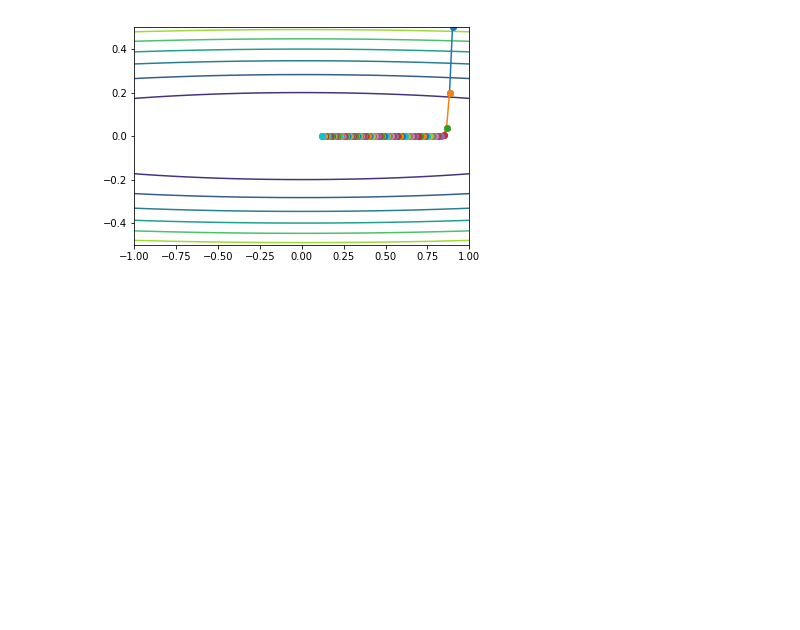
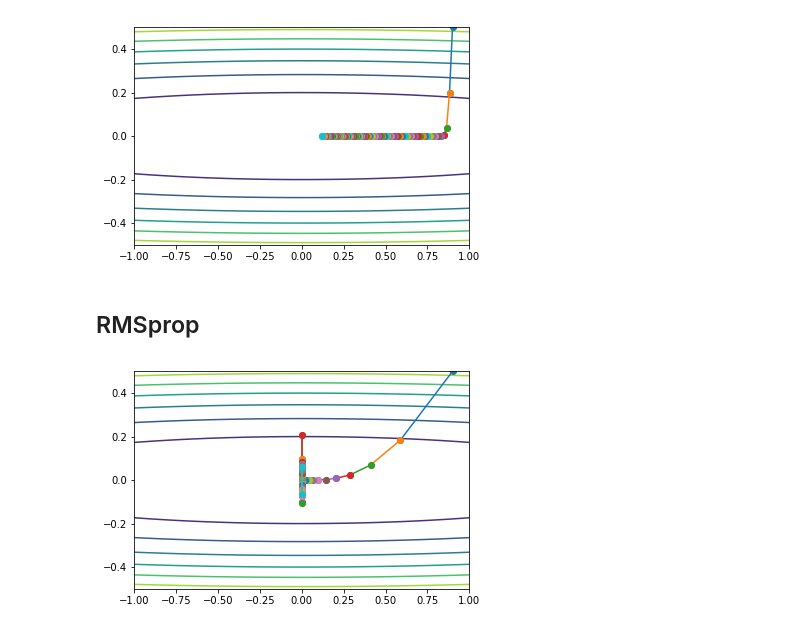
Before and after one commit to LydiaY5559/Practice, a Jupyter notebook: DeepLearning/optimization.ipynb, the cells around one changed output. Drawn from its saved outputs; the diff is of its cells as text; code cells hidden in the pictures; blank space fills up the shorter version.

```diff
--- a/DeepLearning/optimization.ipynb
+++ b/DeepLearning/optimization.ipynb
@@ -128,3 +125,19 @@ def Adadelta(init_x, epochs=100, gamma=0.9, epsilon=0.01):
 plot_contour(X1, X2, Y, Adadelta(init_x))
 # %% [output]
 [figure]
+# %% [markdown]
+## RMSprop
+# %%
+def RMSprop(init_x, epochs=100, lr=0.1, gamma=0.9, epsilon=1e-6):
+    x = init_x.copy()
+    steps = [x.copy()]
+    G = np.zeros(x.shape) # E[g^2]
+    for i in range(epochs):
+        g = func_g(x)
+        G = gamma * G + (1 - gamma) * g * g
+        x -= lr * g / np.sqrt(G + epsilon)
+        steps.append(x.copy())
+    return steps
+plot_contour(X1, X2, Y, RMSprop(init_x))
+# %% [output]
+[figure, added]
```
Also changed, not shown: parts of 4 cells of this notebook.
